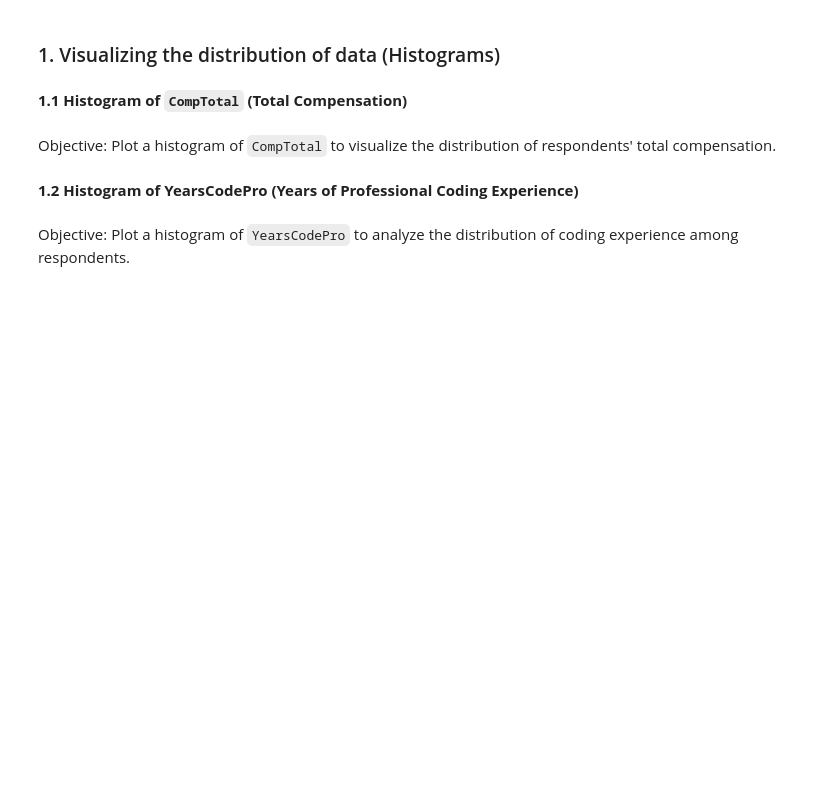
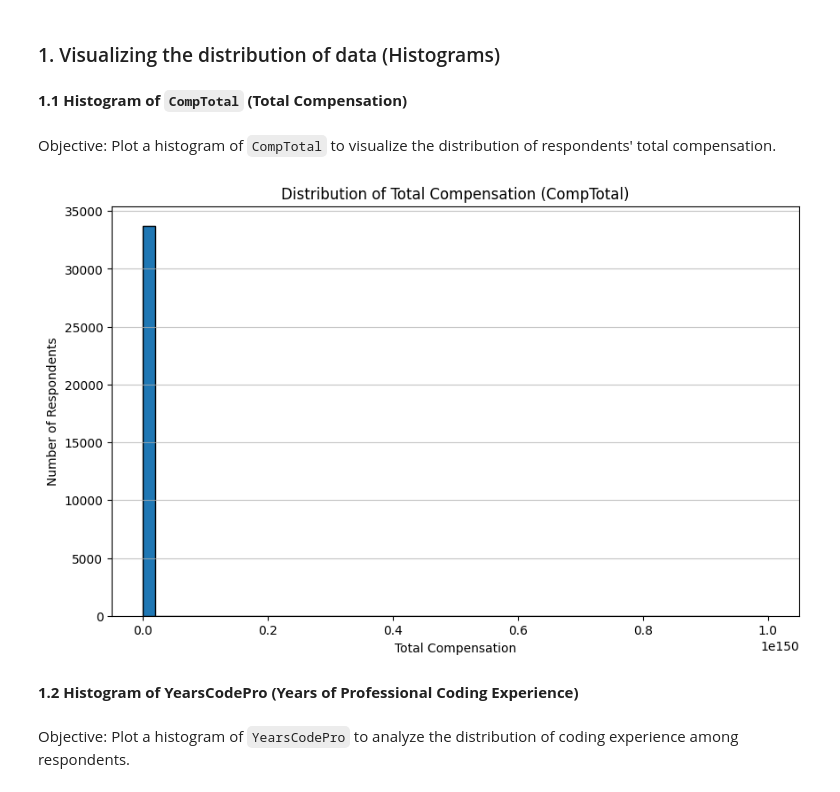
Before and after one commit to Sumant-crty/IBM-Data-Analyst-Capstone-Project, a Jupyter notebook: Lab 14 Data Visualization - Histogram.ipynb, the cells around one changed output. Cells and saved outputs as stored; diff of their text form; code cells hidden in the pictures; blank space fills up the shorter version.

```diff
--- a/Lab 14 Data Visualization - Histogram.ipynb
+++ b/Lab 14 Data Visualization - Histogram.ipynb
@@ -81,3 +117,23 @@ Objective: Plot a histogram of `CompTotal` to visualize the distribution of resp
+# %%
+QUERY = "SELECT CompTotal FROM main"
+df_comptotal = pd.read_sql_query(QUERY, conn)
+
+# Convert CompTotal to numeric, coercing errors to NaN
+df_comptotal['CompTotal'] = pd.to_numeric(df_comptotal['CompTotal'], errors='coerce')
+
+# Drop NaN values if any
+df_comptotal.dropna(subset=['CompTotal'], inplace=True)
+
+# Plot histogram
+plt.figure(figsize=(10, 6))
+plt.hist(df_comptotal['CompTotal'], bins=50, edgecolor='black')
+plt.title('Distribution of Total Compensation (CompTotal)')
+plt.xlabel('Total Compensation')
+plt.ylabel('Number of Respondents')
+plt.grid(axis='y', alpha=0.75)
+plt.show()
+# %% [output]
+[figure, added]
 # %% [markdown]
 **1.2 Histogram of YearsCodePro (Years of Professional Coding Experience)**
 # %% [markdown]
```
Also changed, not shown: parts of 23 cells of this notebook.
